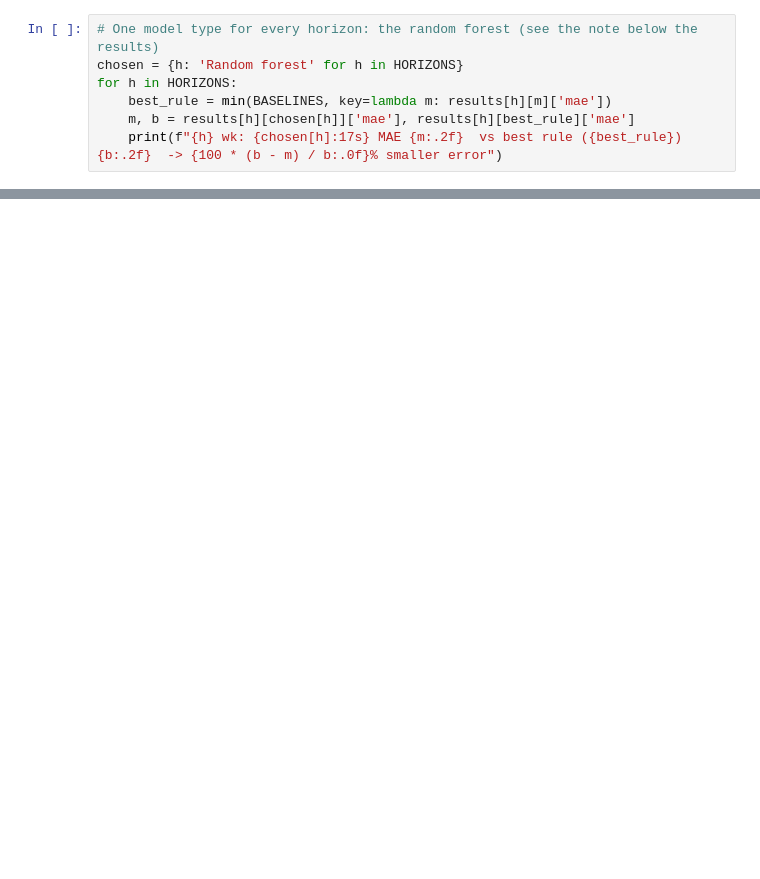
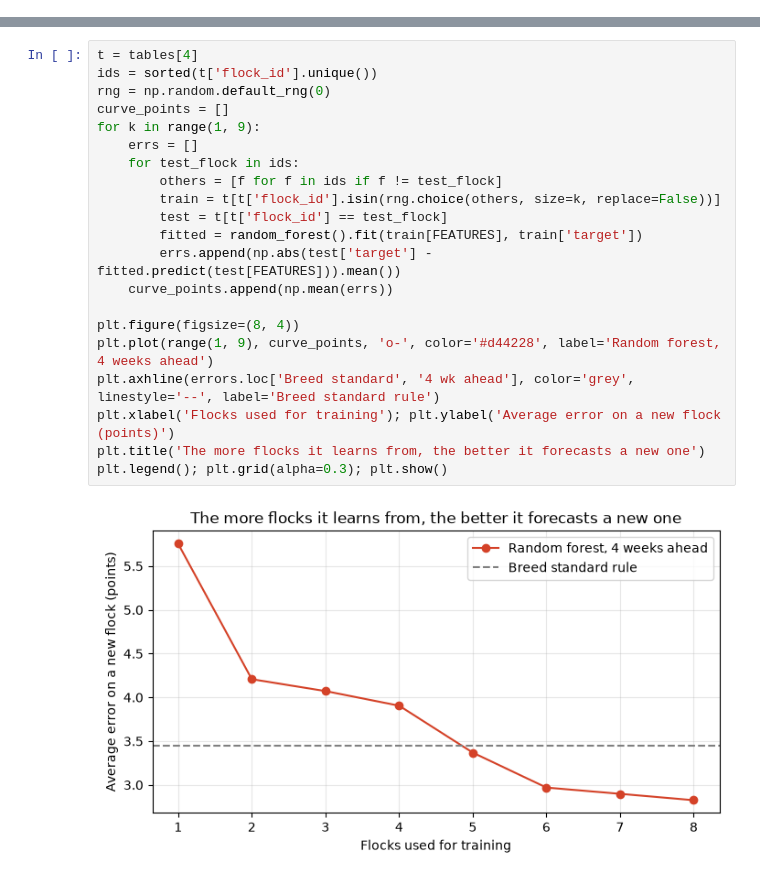
Before and after one commit to alfredmuriu/SemProject_MLEngine, a Jupyter notebook: LayingRate_Model.ipynb, the cells around one changed output, grey strips where cells are left out. Saved outputs shown, nothing was run; the diff lists cells and outputs as text; blank space fills up the shorter version.

```diff
--- a/LayingRate_Model.ipynb
+++ b/LayingRate_Model.ipynb
@@ -227,7 +0,0 @@ plt.tight_layout(); plt.show()
-# %%
-# One model type for every horizon: the random forest (see the note below the results)
-chosen = {h: 'Random forest' for h in HORIZONS}
-for h in HORIZONS:
-    best_rule = min(BASELINES, key=lambda m: results[h][m]['mae'])
-    m, b = results[h][chosen[h]]['mae'], results[h][best_rule]['mae']
-    print(f"{h} wk: {chosen[h]:17s} MAE {m:.2f}  vs best rule ({best_rule}) {b:.2f}  -> {100 * (b - m) / b:.0f}% smaller error")
@@ -460,0 +94,23 @@ of how the flock will develop, and condition-action rules turn what it perceives
+# %%
+t = tables[4]
+ids = sorted(t['flock_id'].unique())
+rng = np.random.default_rng(0)
+curve_points = []
+for k in range(1, 9):
+    errs = []
+    for test_flock in ids:
+        others = [f for f in ids if f != test_flock]
+        train = t[t['flock_id'].isin(rng.choice(others, size=k, replace=False))]
+        test = t[t['flock_id'] == test_flock]
+        fitted = random_forest().fit(train[FEATURES], train['target'])
+        errs.append(np.abs(test['target'] - fitted.predict(test[FEATURES])).mean())
+    curve_points.append(np.mean(errs))
+
+plt.figure(figsize=(8, 4))
+plt.plot(range(1, 9), curve_points, 'o-', color='#d44228', label='Random forest, 4 weeks ahead')
+plt.axhline(errors.loc['Breed standard', '4 wk ahead'], color='grey', linestyle='--', label='Breed standard rule')
+plt.xlabel('Flocks used for training'); plt.ylabel('Average error on a new flock (points)')
+plt.title('The more flocks it learns from, the better it forecasts a new one')
+plt.legend(); plt.grid(alpha=0.3); plt.show()
+# %% [output]
+[figure, added]
```
Also changed, not shown: parts of 46 cells of this notebook, 2 other files.
